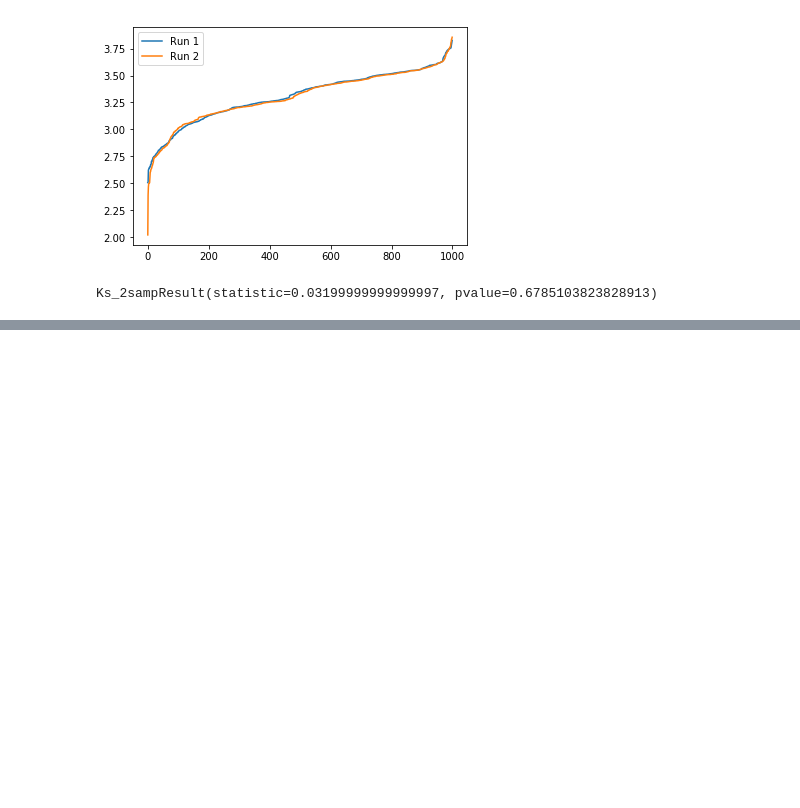
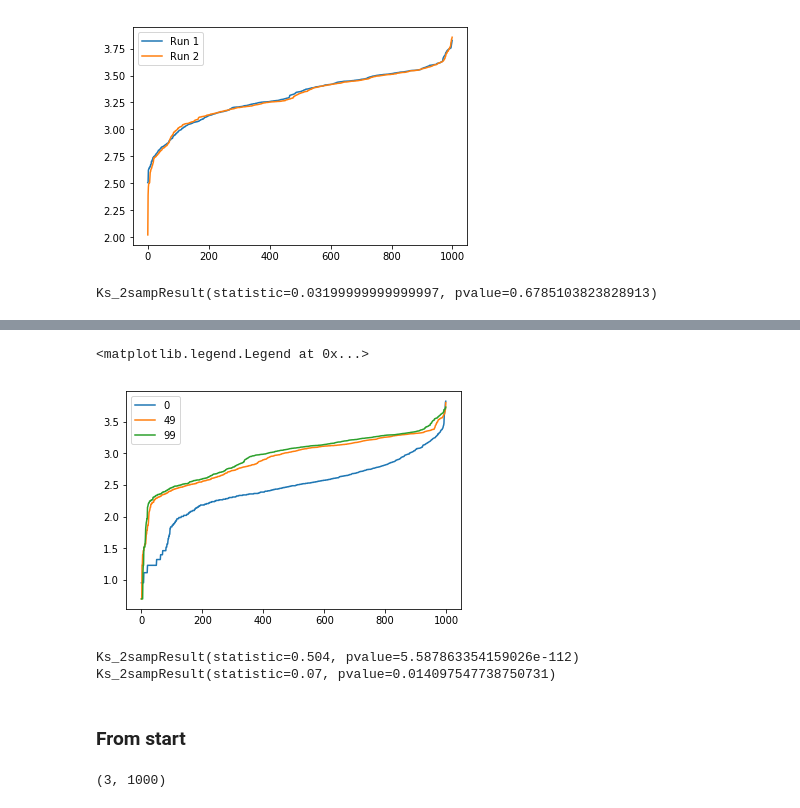
Before and after one commit to fqjin/2048NN, a Jupyter notebook: models/compare_models.ipynb, the cells around one changed output, grey strips where cells are left out. Drawn from its saved outputs; the diff is of its cells as text; code cells hidden in the pictures; blank space fills up the shorter version.

```diff
--- a/models/compare_models.ipynb
+++ b/models/compare_models.ipynb
@@ -44,0 +67,27 @@ Evaluate trained models by comparing their performance
+# %%
+for i in range(len(logresults)):
+    plt.plot(logresults[i])
+plt.legend([0, 49, 99])
+# %% [output]
+<matplotlib.legend.Legend at 0x...>
+[figure, added]
+# %%
+print(stats.ks_2samp(logresults[0], logresults[2]))
+print(stats.ks_2samp(logresults[1], logresults[2]))
+# %% [output]
+Ks_2sampResult(statistic=0.504, pvalue=5.587863354159026e-112)
+Ks_2sampResult(statistic=0.07, pvalue=0.014097547738750731)
+# %% [markdown]
+### From start
+# %%
+results = []
+for i in [0, 49, 99]:
+    dist = np.load('0_10_epox100_lr0.1_e{}_start.npz'.format(i))
+    scores = np.asarray([dist['scores']]).flatten()
+    scores.sort()
+    results.append(scores)
+results = np.vstack(results)
+print(results.shape)
+logresults = np.log10(results + 1)
+# %% [output]
+(3, 1000)
```
Also changed, not shown: parts of 12 cells of this notebook.
